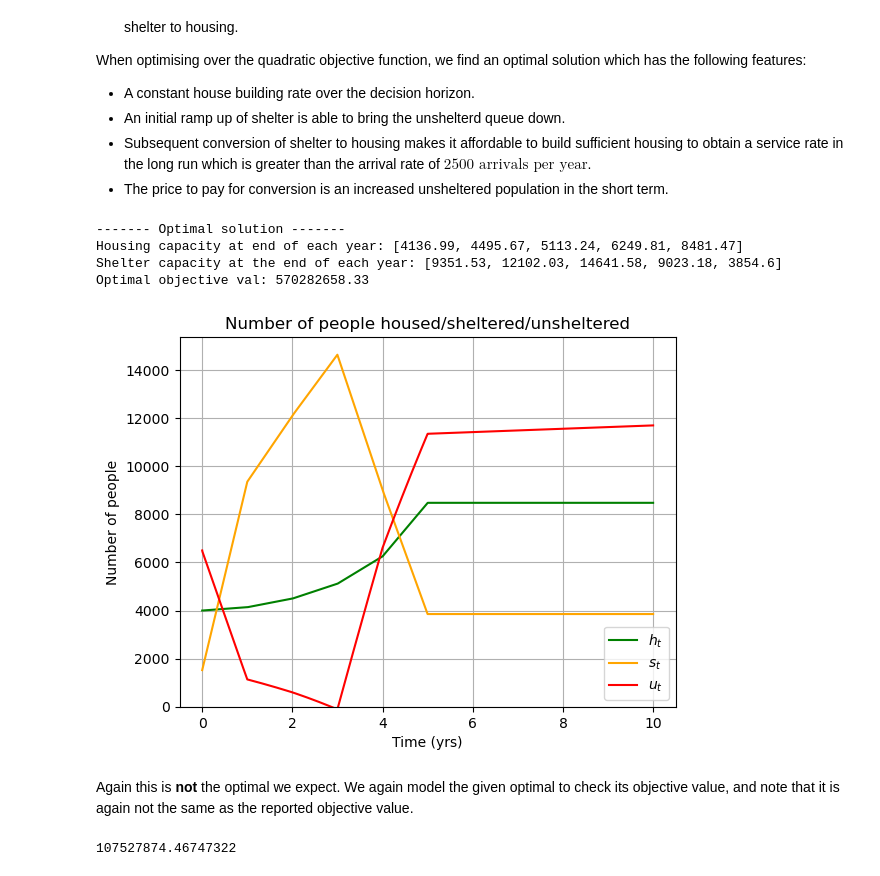
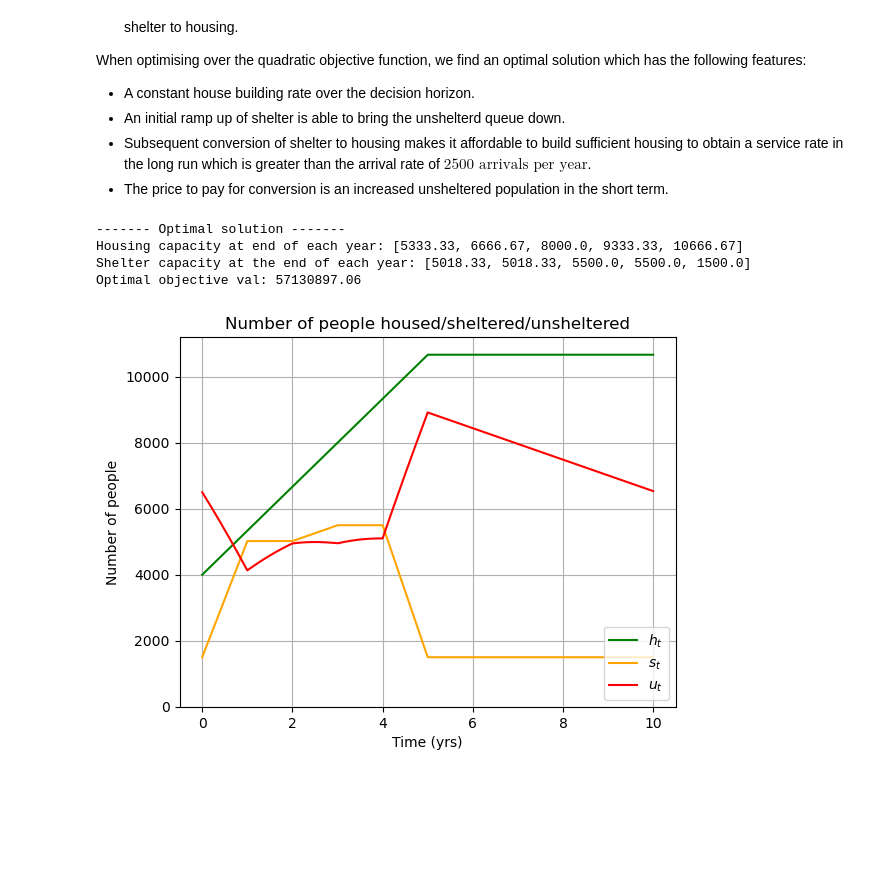
Before and after one commit to grahamburgess3/tvcp, a Jupyter notebook: NumericalResults.ipynb, the cells around one changed output. Saved outputs shown, nothing was run; the diff lists cells and outputs as text; code cells hidden in the pictures; blank space fills up the shorter version.

Commit message:
updates to fluid model so compatible with pyomo

```diff
--- a/NumericalResults.ipynb
+++ b/NumericalResults.ipynb
@@ -46,6 +46,9 @@ plt.show()
     # s.t. total budget constraint
     #      annual minimum build constraint
 # %%
+import deterministic_optimisation as do
+import fluid_flow_model as fl
+
 # Set data for system behaviour
 data = {'initial_capacity' : {'housing':4000, 'shelter':1500},
         'initial_demand' : 12000, # initial number of people in system
@@ -56,8 +59,8 @@ data = {'initial_capacity' : {'housing':4000, 'shelter':1500},
         'baseline_build' : 500} # how many housing units and shelter units we must build at least each year
 
 # Set modeliing options
-modeling_options = {'T_a' : 5*365, # in days: modelling and building
-                    'T_b' : 5*365, # in days: extra modelling following all building
+modeling_options = {'T_a' : 5, # in days: modelling and building
+                    'T_b' : 5, # in days: extra modelling following all building
                     'model' : do.FluidModel}
 # %%
 # Set up problem and solve
@@ -74,5 +74,0 @@ The above solution is **not** the optimal solution we expect. To enable checks,
-# %%
-model = do.run_model(problem0.problem, {'housing' : problem0.h_opt, 'shelter' : problem0.s_opt})
-avg_unsh = sum(model.model.u)/len(model.model.u)
-avg_sh = sum(model.model.s)/len(model.model.s)
-print(avg_unsh + (problem0.problem.c * avg_sh))
@@ -103,5 +94,0 @@ Again this is **not** the optimal we expect. We again model the given optimal to
-# %%
-model = do.run_model(problem1.problem, {'housing' : problem1.h_opt, 'shelter' : problem1.s_opt})
-avg_unsh_2 = sum(model.model.u_sq)/len(model.model.u_sq)
-avg_sh_2 = sum(model.model.s_sq)/len(model.model.s_sq)
-print(avg_unsh_2 + (problem1.problem.c * avg_sh_2))
@@ -128,20 +113,11 @@ When optimising over the quadratic objective function, we find an optimal soluti
 * The price to pay for conversion is an increased unsheltered population in the short term.
 # %%
 # Set up problem and solve
-problem2 = do.Phi2(data, modeling_options, 'phi2', c=0.5, shelter_mode = 3)
+problem2 = do.Phi2(data, modeling_options, 'phi2', c=1.0, shelter_mode = 3)
 problem2.solve('ipopt')
 # %% [output]
 ------- Optimal solution -------
-Housing capacity at end of each year: [4136.99, 4495.67, 5113.24, 6249.81, 8481.47]
-Shelter capacity at the end of each year: [9351.53, 12102.03, 14641.58, 9023.18, 3854.6]
-Optimal objective val: 570282658.33
+Housing capacity at end of each year: [5333.33, 6666.67, 8000.0, 9333.33, 10666.67]
+Shelter capacity at the end of each year: [5018.33, 5018.33, 5500.0, 5500.0, 1500.0]
+Optimal objective val: 57130897.06
-[figure, old version]
+[figure, new version]
-# %% [markdown]
-Again this is **not** the optimal we expect. We again model the given optimal to check its objective value, and note that it is again not the same as the reported objective value.
-# %%
-model = do.run_model(problem2.problem, {'housing' : problem2.h_opt, 'shelter' : problem2.s_opt})
-avg_unsh_2 = sum(model.model.u_sq)/len(model.model.u_sq)
-avg_sh_2 = sum(model.model.s_sq)/len(model.model.s_sq)
-print(avg_unsh_2 + (problem2.problem.c * avg_sh_2))
-# %% [output]
-107527874.46747322
```
Also changed, not shown: parts of 7 cells of this notebook.
